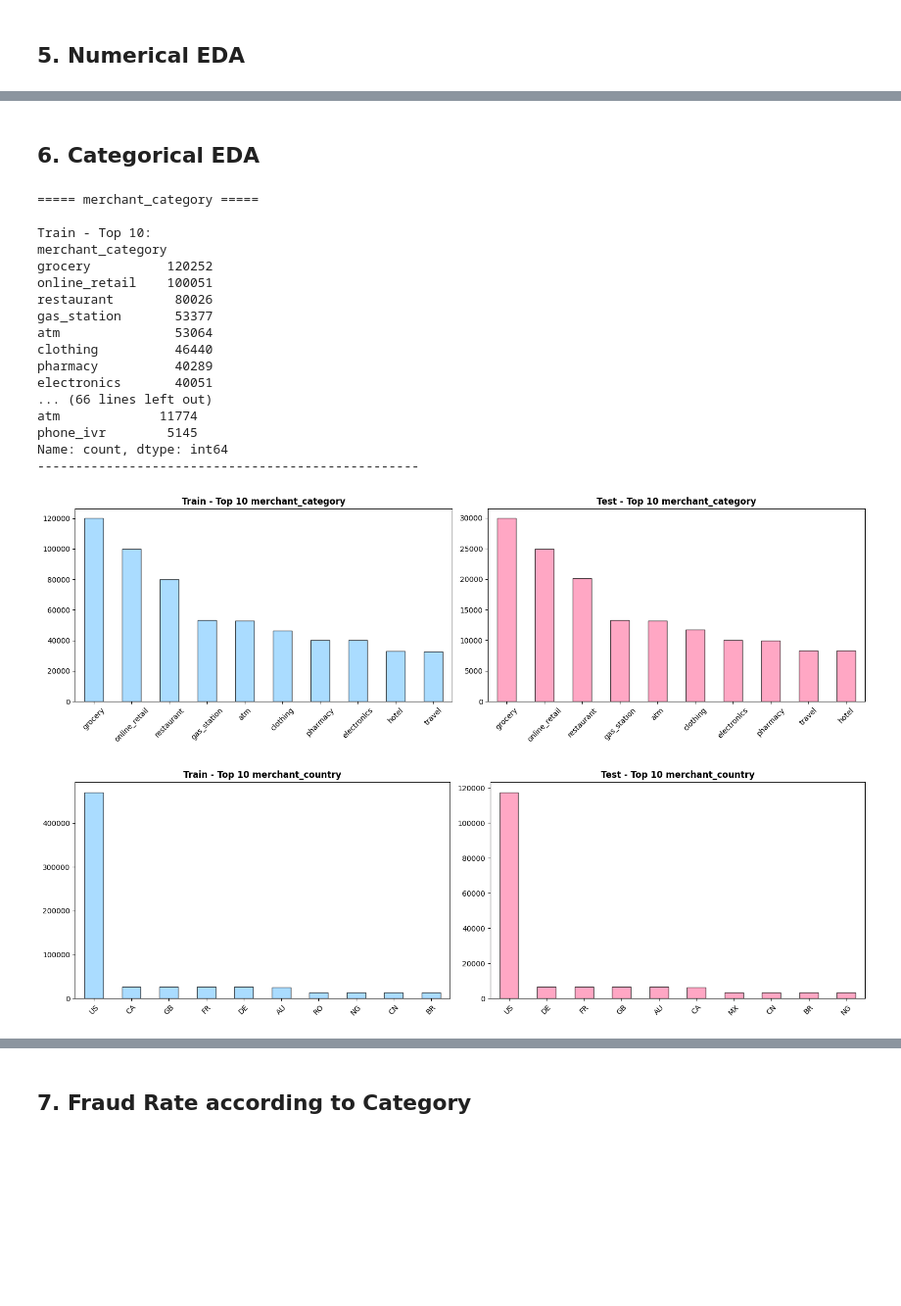
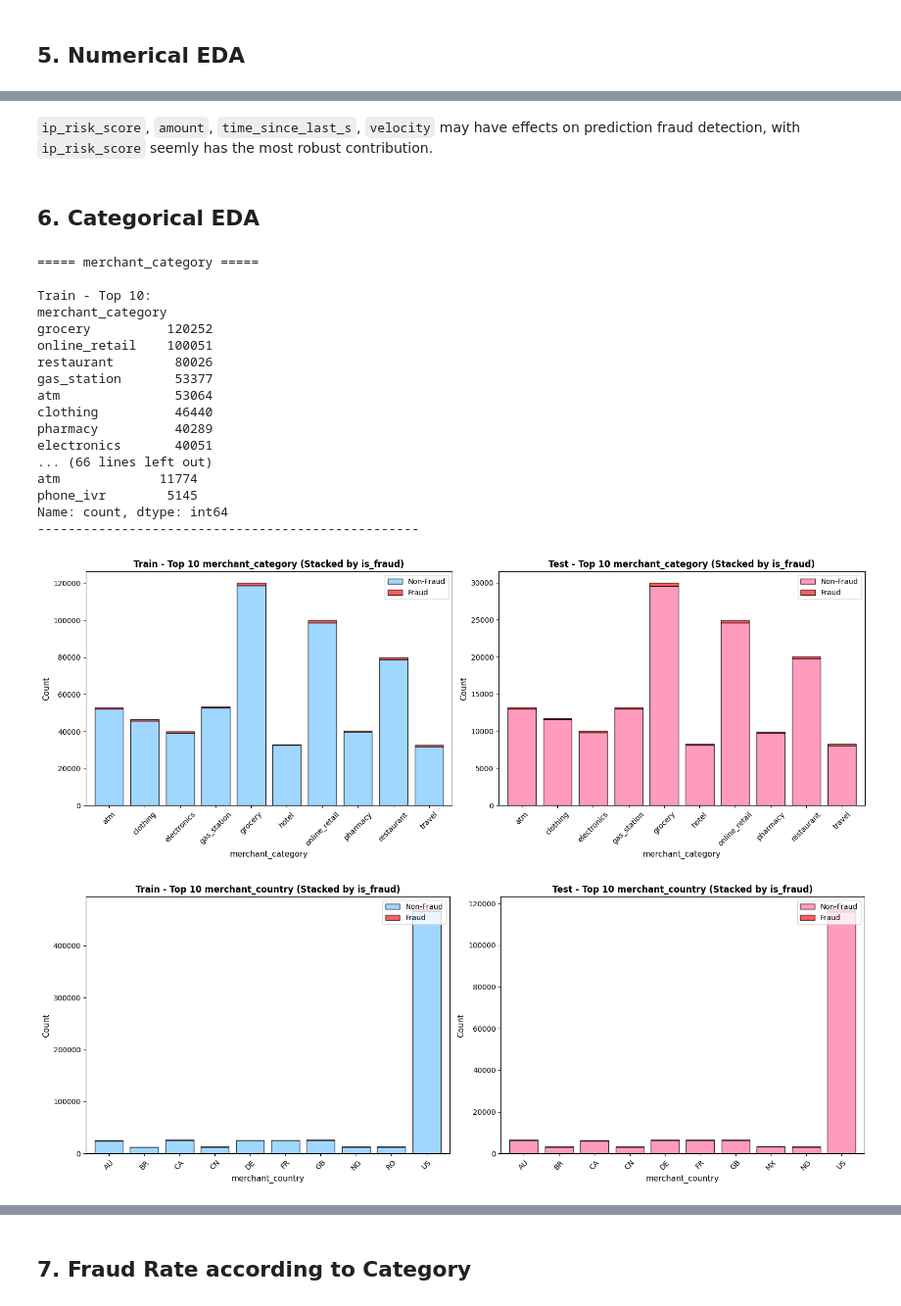
Before and after one commit to huyvietbui1806/mlops-project, a Jupyter notebook: notebooks/EDA.ipynb, the cells around one changed output, grey strips where cells are left out. Shown at 98% size. Cells and saved outputs as stored; diff of their text form; code cells hidden in the pictures; blank space fills up the shorter version.

```diff
--- a/notebooks/EDA.ipynb
+++ b/notebooks/EDA.ipynb
@@ -274,3 +352,5 @@ for col in num_cols:
+# %% [markdown]
+`ip_risk_score`, `amount`, `time_since_last_s`, `velocity` may have effects on prediction fraud detection, with `ip_risk_score` seemly has the most robust contribution.
 # %% [markdown]
 ## **6. Categorical EDA**
 # %%
@@ -284,42 +364,50 @@ for col in cat_cols:
     print(f'\nTest - Top 10:')
     print(df_test[col].value_counts().head(10))
     print('-'*50)
 
-# Plot train and test side-by-side
+# Plot train and test side-by-side - True Stacked column charts by is_fraud
 for col in cat_cols:
-    fig, axes = plt.subplots(1, 2, figsize=(16, 5))
+    fig, axes = plt.subplots(1, 2, figsize=(16, 6))
 
-    # Train plot
-    df[col].value_counts().head(10).plot(kind='bar', ax=axes[0], color='#87CEFF', edgecolor='black', alpha=0.7)
-    axes[0].set_title(f'Train - Top 10 {col}', fontsize=12, fontweight='bold')
-    axes[0].set_xlabel('')
+    # Train stacked column chart
+    top_10_train = df[col].value_counts().head(10).index
+    train_data = df[df[col].isin(top_10_train)].groupby([col, 'is_fraud']).size().unstack(fill_value=0)
+    train_data.plot(kind='bar', stacked=True, ax=axes[0], color=['#87CEFF', '#FB3737'], alpha=0.8, edgecolor='black', width=0.8)
+    axes[0].set_title(f'Train - Top 10 {col} (Stacked by is_fraud)', fontsize=12, fontweight='bold')
+    axes[0].set_xlabel(col, fontsize=11)
+    axes[0].set_ylabel('Count', fontsize=11)
+    axes[0].legend(['Non-Fraud', 'Fraud'], loc='upper right')
     axes[0].tick_params(axis='x', rotation=45)
 
-    # Test plot
-    df_test[col].value_counts().head(10).plot(kind='bar', ax=axes[1], color='#FF82AB', edgecolor='black', alpha=0.7)
-    axes[1].set_title(f'Test - Top 10 {col}', fontsize=12, fontweight='bold')
-    axes[1].set_xlabel('')
+    # Test stacked column chart
+    top_10_test = df_test[col].value_counts().head(10).index
+    test_data = df_test[df_test[col].isin(top_10_test)].groupby([col, 'is_fraud']).size().unstack(fill_value=0)
+    test_data.plot(kind='bar', stacked=True, ax=axes[1], color=['#FF82AB', '#FB3737'], alpha=0.8, edgecolor='black', width=0.8)
+    axes[1].set_title(f'Test - Top 10 {col} (Stacked by is_fraud)', fontsize=12, fontweight='bold')
+    axes[1].set_xlabel(col, fontsize=11)
+    axes[1].set_ylabel('Count', fontsize=11)
+    axes[1].legend(['Non-Fraud', 'Fraud'], loc='upper right')
     axes[1].tick_params(axis='x', rotation=45)
 
     plt.tight_layout()
     plt.show()
 # %% [output]
 ===== merchant_category =====
 
 Train - Top 10:
 merchant_category
 grocery          120252
 online_retail    100051
 restaurant        80026
 gas_station       53377
 atm               53064
 clothing          46440
 pharmacy          40289
 electronics       40051
 ... (66 lines left out)
 atm             11774
 phone_ivr        5145
 Name: count, dtype: int64
 --------------------------------------------------
-[figure, old version]
+[figure, new version]
-[figure, old version]
+[figure, new version]
```
Also changed, not shown: parts of 12 cells of this notebook.
